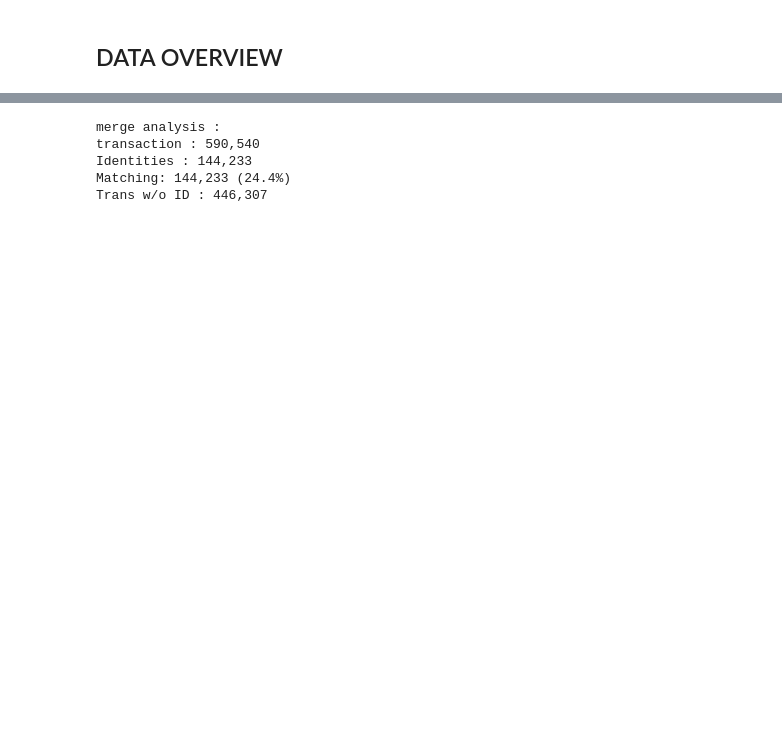
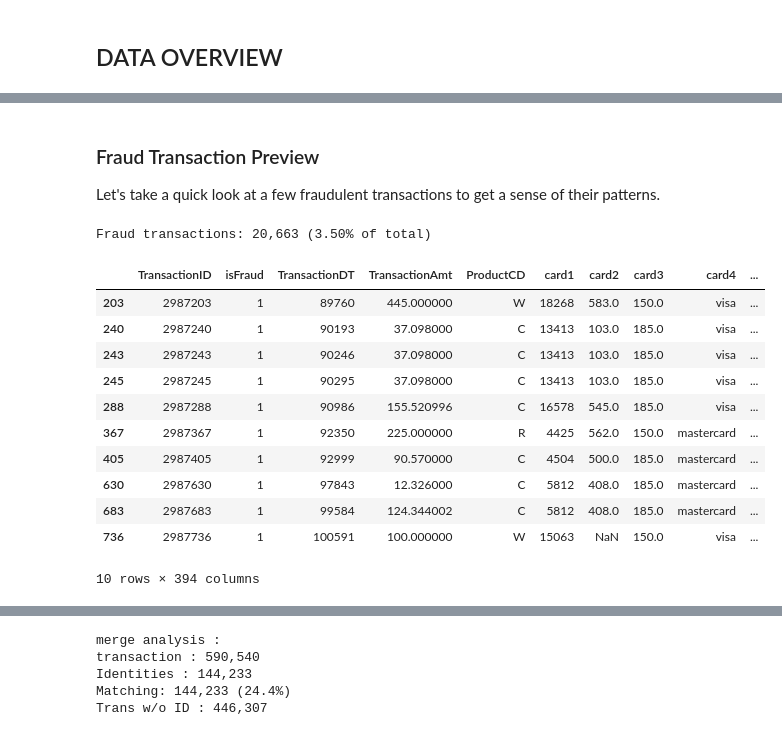
Before and after one commit to knsiuss/ieee-fraud-detection, a Jupyter notebook: notebook/01_data_loading.ipynb, the cells around one changed output, grey strips where cells are left out. Cells and saved outputs as stored; diff of their text form; code cells hidden in the pictures; blank space fills up the shorter version.

```diff
--- a/notebook/01_data_loading.ipynb
+++ b/notebook/01_data_loading.ipynb
@@ -136,3 +138,26 @@ train_trans.head()
+# %% [markdown]
+### Fraud Transaction Preview
+
+Let's take a quick look at a few fraudulent transactions to get a sense of their patterns.
+# %%
+# Peek at fraudulent transactions only
+fraud_trans = train_trans[train_trans['isFraud'] == 1]
+print(f"Fraud transactions: {len(fraud_trans):,} ({len(fraud_trans)/len(train_trans)*100:.2f}% of total)\n")
+fraud_trans.head(10)
+# %% [output]
+Fraud transactions: 20,663 (3.50% of total)
+|  | TransactionID | isFraud | TransactionDT | TransactionAmt | ProductCD | card1 | card2 | card3 | card4 | ... |
+| 203 | 2987203 | 1 | 89760 | 445.000000 | W | 18268 | 583.0 | 150.0 | visa | ... |
+| 240 | 2987240 | 1 | 90193 | 37.098000 | C | 13413 | 103.0 | 185.0 | visa | ... |
+| 243 | 2987243 | 1 | 90246 | 37.098000 | C | 13413 | 103.0 | 185.0 | visa | ... |
+| 245 | 2987245 | 1 | 90295 | 37.098000 | C | 13413 | 103.0 | 185.0 | visa | ... |
+| 288 | 2987288 | 1 | 90986 | 155.520996 | C | 16578 | 545.0 | 185.0 | visa | ... |
+| 367 | 2987367 | 1 | 92350 | 225.000000 | R | 4425 | 562.0 | 150.0 | mastercard | ... |
+| 405 | 2987405 | 1 | 92999 | 90.570000 | C | 4504 | 500.0 | 185.0 | mastercard | ... |
+| 630 | 2987630 | 1 | 97843 | 12.326000 | C | 5812 | 408.0 | 185.0 | mastercard | ... |
+| 683 | 2987683 | 1 | 99584 | 124.344002 | C | 5812 | 408.0 | 185.0 | mastercard | ... |
+| 736 | 2987736 | 1 | 100591 | 100.000000 | W | 15063 | NaN | 150.0 | visa | ... |
+10 rows × 394 columns
 # %%
 # COLUMNS GROUPS
 
```
Also changed, not shown: parts of 25 cells of this notebook, 24 other files.
